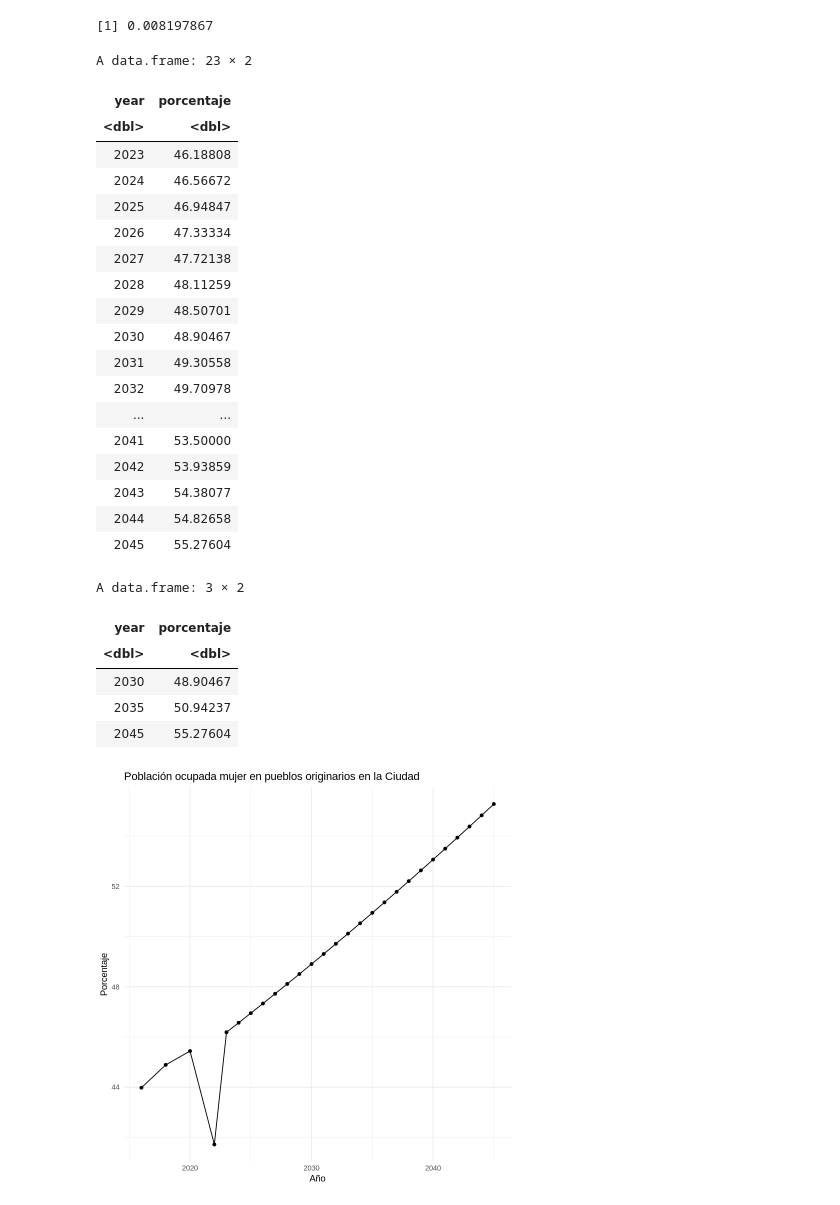
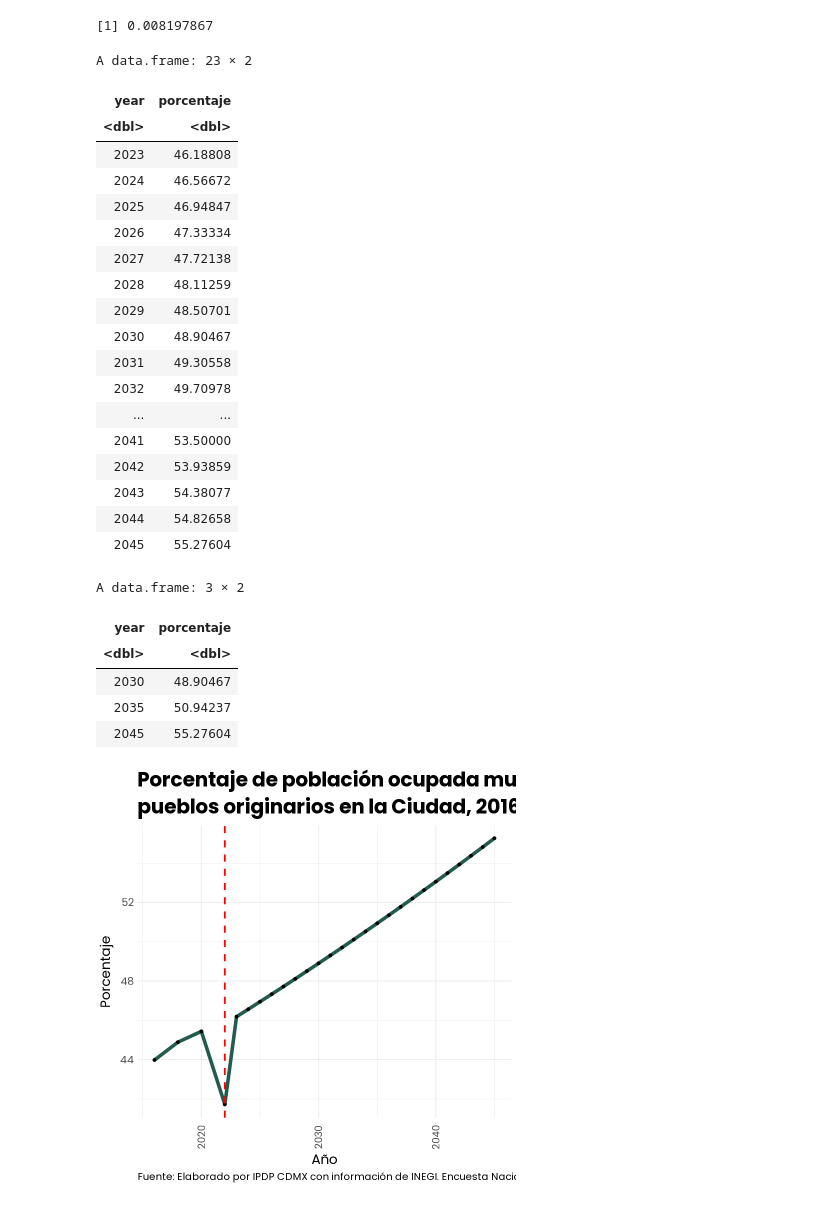
Before and after one commit to cpyp-ipdp/pgd_cdmx, a Jupyter notebook: indicadores/pueblos_indigenas/indicadores_pueblos_indigenas.ipynb, the cells around one changed output. Saved outputs shown, nothing was run; the diff lists cells and outputs as text; code cells hidden in the pictures.

```diff
--- a/indicadores/pueblos_indigenas/indicadores_pueblos_indigenas.ipynb
+++ b/indicadores/pueblos_indigenas/indicadores_pueblos_indigenas.ipynb
@@ -933,41 +989,57 @@ proyecciones_ocupadam
 
 datos_proyectados_ocupadam <- rbind(ocupadam, proyecciones_ocupadam)
 
-#Gráfica
+
 ggplot(datos_proyectados_ocupadam, aes(x = year, y = porcentaje)) +
-  geom_line() +
+  geom_line(color="#235B4E", size=2)+
   geom_point() +
-  labs(title = "Población ocupada mujer en pueblos originarios en la Ciudad",
+  geom_vline(xintercept = 2022, linetype = "dashed", color = "red", size = 1)+
+  labs(title = "Porcentaje de población ocupada mujer que pertenece a
+pueblos originarios en la Ciudad, 2016-2045",
        x = "Año",
-       y = "Porcentaje") +
-  theme_minimal()
+       y = "Porcentaje",
+
+       caption="Fuente: Elaborado por IPDP CDMX con información de INEGI. Encuesta Nacional de Ingresos y Gastos de los Hogares (ENIGH)."
+       ) +
+
+  theme_minimal()+
+  theme(
+    plot.title = element_text(hjust = 0, size=30,face="bold"),
+    plot.subtitle = element_text(hjust = 0, size=20, face="italic"),
+    plot.caption = element_text(hjust = 0,size=15),
+    axis.text.x = element_text(angle = 90, vjust = 0.5,size=15),
+    text=element_text("pop",size=20))
+
+ggsave("pob_ocupada_mujer_ind.png",width=16,height=8, dpi=100, bg="white")
+
+
 
 #Datos 2030, 2035 y 2045
 datos_proyectados_ocupadam %>% filter(year %in% c(2030, 2035, 2045))
 # %% [output]
 A data.frame: 23 × 2
 | year | porcentaje |
 | <dbl> | <dbl> |
 | 2023 | 46.18808 |
 | 2024 | 46.56672 |
 | 2025 | 46.94847 |
 | 2026 | 47.33334 |
 | 2027 | 47.72138 |
 | 2028 | 48.11259 |
 | 2029 | 48.50701 |
 | 2030 | 48.90467 |
 | 2031 | 49.30558 |
 | 2032 | 49.70978 |
 | ... | ... |
 | 2041 | 53.50000 |
 | 2042 | 53.93859 |
 | 2043 | 54.38077 |
 | 2044 | 54.82658 |
 | 2045 | 55.27604 |
 A data.frame: 3 × 2
 | year | porcentaje |
 | <dbl> | <dbl> |
 | 2030 | 48.90467 |
 | 2035 | 50.94237 |
 | 2045 | 55.27604 |
-[figure, old version]
+[figure, new version]
```
Also changed, not shown: parts of 10 cells of this notebook.
